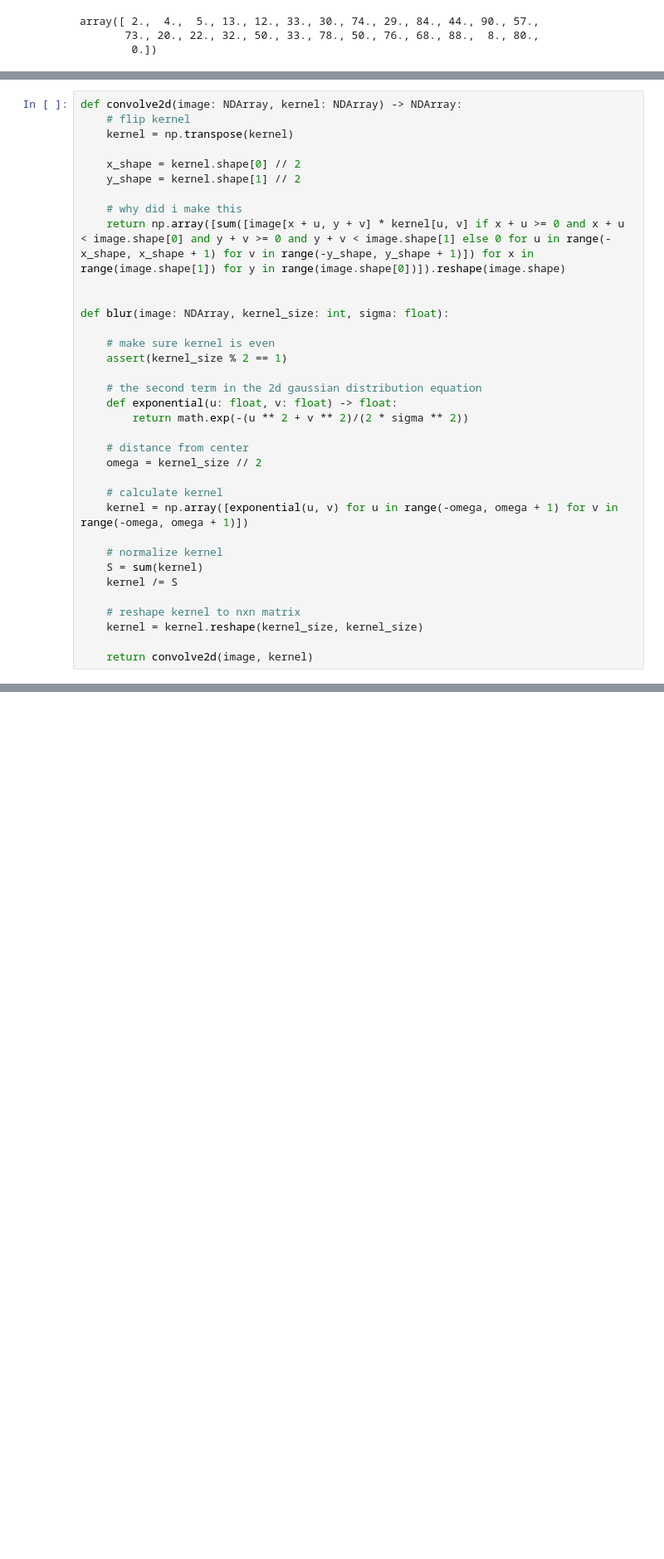
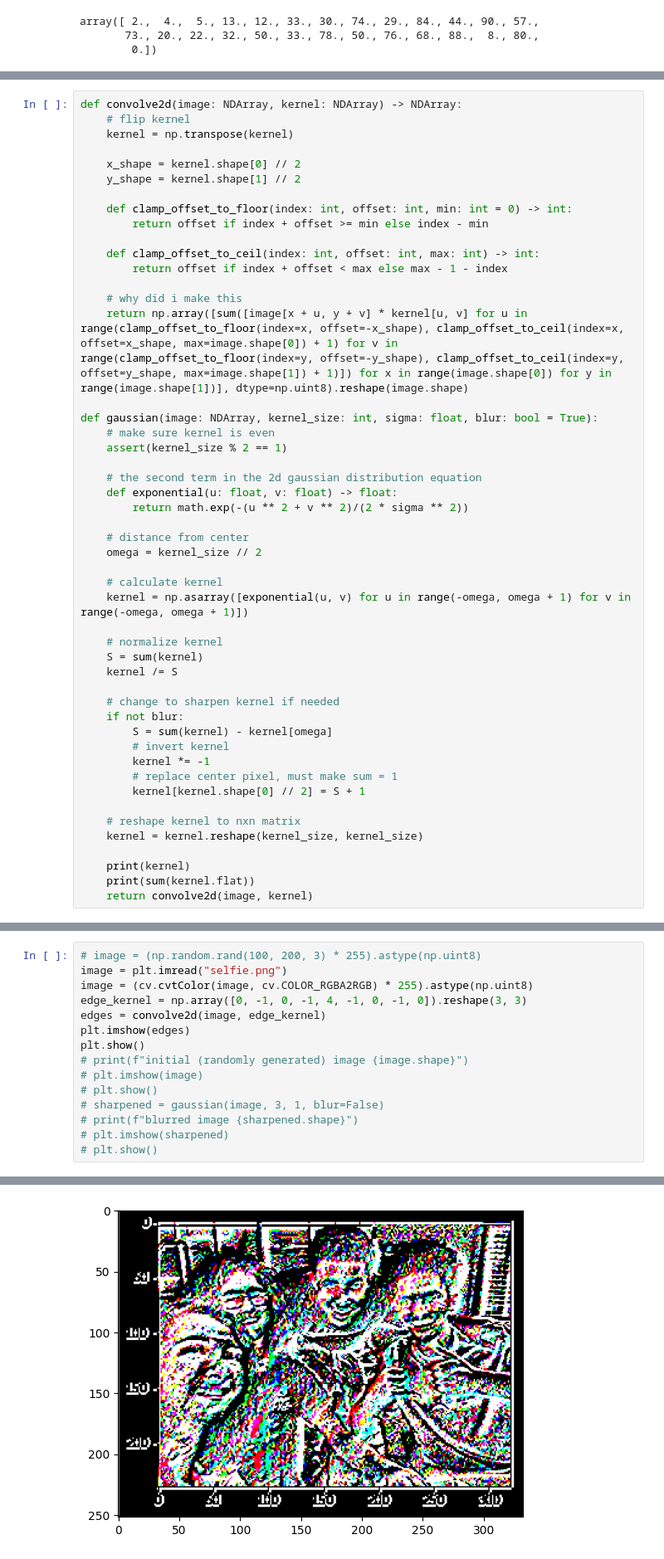
Before and after one commit to AngleSideAngle/racecar, a Jupyter notebook: racecar-6/labs/lab2/lab2.ipynb, the cells around one changed output, grey strips where cells are left out. Shown at 83% size. Cells and saved outputs as stored; diff of their text form; blank space fills up the shorter version.

```diff
--- a/racecar-6/labs/lab2/lab2.ipynb
+++ b/racecar-6/labs/lab2/lab2.ipynb
@@ -893,12 +893,16 @@ def convolve2d(image: NDArray, kernel: NDArray) -> NDArray:
     x_shape = kernel.shape[0] // 2
     y_shape = kernel.shape[1] // 2
 
+    def clamp_offset_to_floor(index: int, offset: int, min: int = 0) -> int:
+        return offset if index + offset >= min else index - min
+
+    def clamp_offset_to_ceil(index: int, offset: int, max: int) -> int:
+        return offset if index + offset < max else max - 1 - index
+
     # why did i make this
-    return np.array([sum([image[x + u, y + v] * kernel[u, v] if x + u >= 0 and x + u < image.shape[0] and y + v >= 0 and y + v < image.shape[1] else 0 for u in range(-x_shape, x_shape + 1) for v in range(-y_shape, y_shape + 1)]) for x in range(image.shape[1]) for y in range(image.shape[0])]).reshape(image.shape)
+    return np.array([sum([image[x + u, y + v] * kernel[u, v] for u in range(clamp_offset_to_floor(index=x, offset=-x_shape), clamp_offset_to_ceil(index=x, offset=x_shape, max=image.shape[0]) + 1) for v in range(clamp_offset_to_floor(index=y, offset=-y_shape), clamp_offset_to_ceil(index=y, offset=y_shape, max=image.shape[1]) + 1)]) for x in range(image.shape[0]) for y in range(image.shape[1])], dtype=np.uint8).reshape(image.shape)
 
-
-def blur(image: NDArray, kernel_size: int, sigma: float):
-
+def gaussian(image: NDArray, kernel_size: int, sigma: float, blur: bool = True):
     # make sure kernel is even
     assert(kernel_size % 2 == 1)
 
@@ -910,13 +914,23 @@ def blur(image: NDArray, kernel_size: int, sigma: float):
     omega = kernel_size // 2
 
     # calculate kernel
-    kernel = np.array([exponential(u, v) for u in range(-omega, omega + 1) for v in range(-omega, omega + 1)])
+    kernel = np.asarray([exponential(u, v) for u in range(-omega, omega + 1) for v in range(-omega, omega + 1)])
 
     # normalize kernel
     S = sum(kernel)
     kernel /= S
 
+    # change to sharpen kernel if needed
+    if not blur:
+        S = sum(kernel) - kernel[omega]
+        # invert kernel
+        kernel *= -1
+        # replace center pixel, must make sum = 1
+        kernel[kernel.shape[0] // 2] = S + 1
+
     # reshape kernel to nxn matrix
     kernel = kernel.reshape(kernel_size, kernel_size)
 
+    print(kernel)
+    print(sum(kernel.flat))
     return convolve2d(image, kernel)
@@ -936,0 +937,16 @@ error: OpenCV(4.5.4-dev) /tmp/pip-req-build-iefu5nf2/opencv/modules/imgproc/src/
+# %%
+# image = (np.random.rand(100, 200, 3) * 255).astype(np.uint8)
+image = plt.imread("selfie.png")
+image = (cv.cvtColor(image, cv.COLOR_RGBA2RGB) * 255).astype(np.uint8)
+edge_kernel = np.array([0, -1, 0, -1, 4, -1, 0, -1, 0]).reshape(3, 3)
+edges = convolve2d(image, edge_kernel)
+plt.imshow(edges)
+plt.show()
+# print(f"initial (randomly generated) image {image.shape}")
+# plt.imshow(image)
+# plt.show()
+# sharpened = gaussian(image, 3, 1, blur=False)
+# print(f"blurred image {sharpened.shape}")
+# plt.imshow(sharpened)
+# plt.show()
+# %% [output]
@@ -936,0 +954 @@ error: OpenCV(4.5.4-dev) /tmp/pip-req-build-iefu5nf2/opencv/modules/imgproc/src/
+[figure, added]
```
Also changed, not shown: parts of 3 cells of this notebook, 9 other files.
